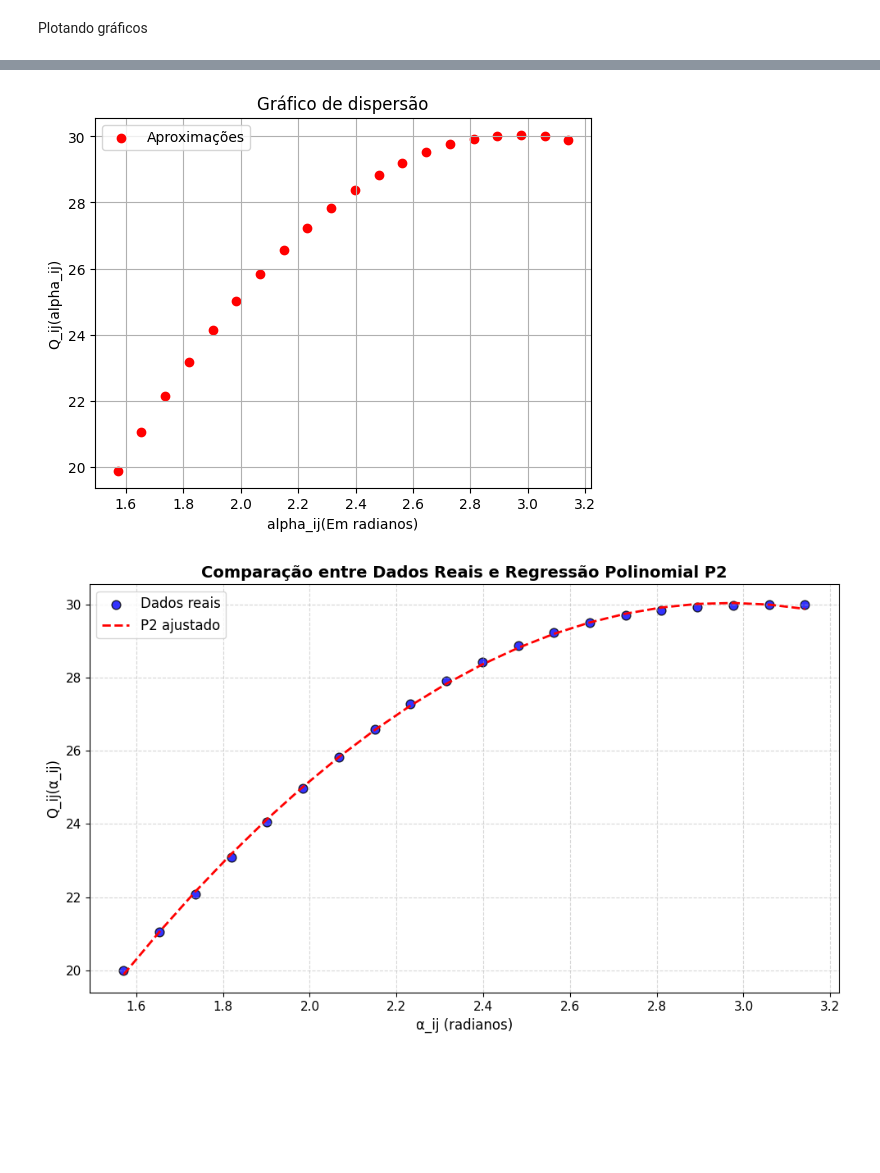
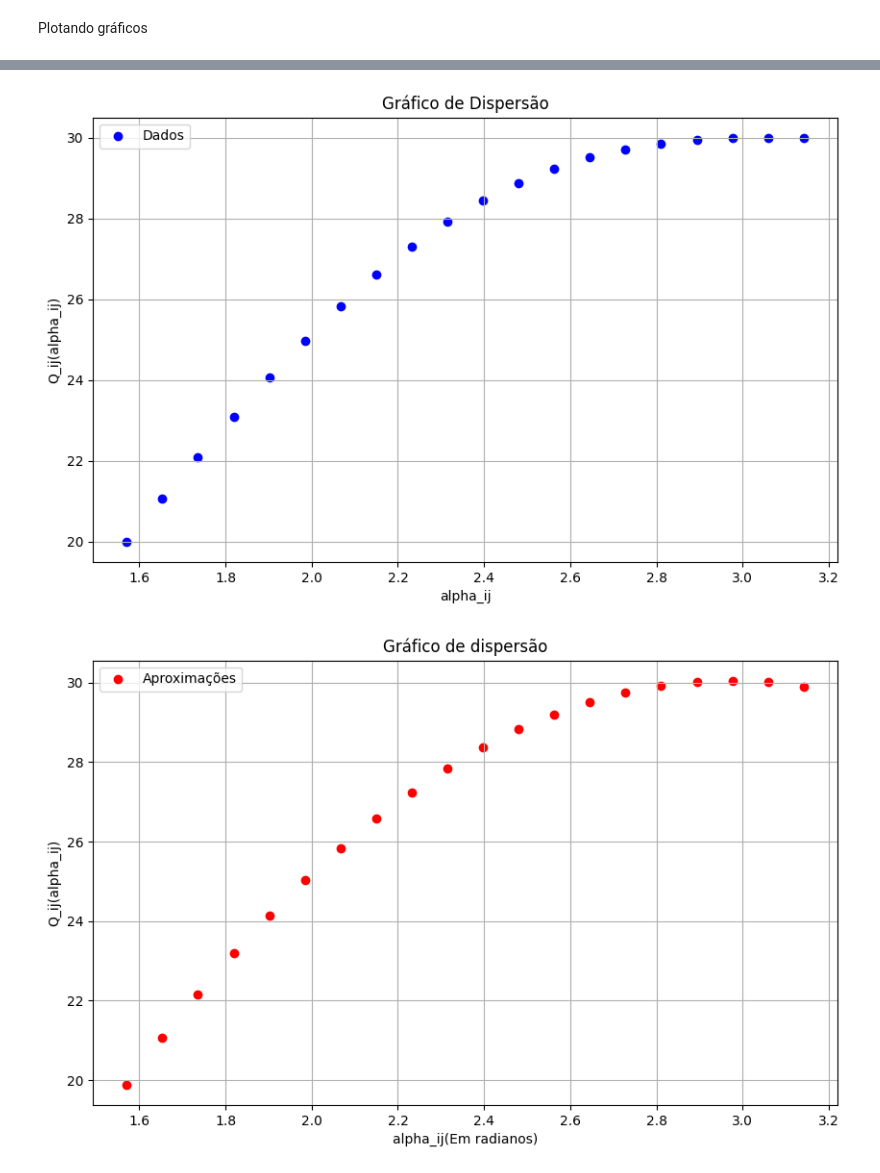
Before and after one commit to snowchild21/DCA0304-MCE, a Jupyter notebook: questao3.ipynb, the cells around one changed output, grey strips where cells are left out. Saved outputs shown, nothing was run; the diff lists cells and outputs as text; code cells hidden in the pictures; blank space fills up the shorter version.

```diff
--- a/questao3.ipynb
+++ b/questao3.ipynb
@@ -258,10 +304,3 @@ Modelo P3:
 # %% [markdown]
 Calculando as potências reativas fornecidas por fase pelo compensador para
 os ângulos de disparo alphaij: 180º, 130º, 120º, 115º, 100º e 90º.
-# %%
-Qij = []
-
-for alpha in ((180*np.pi/180), (130*np.pi/180), (120*np.pi/180), (115*np.pi/180), (100*np.pi/180), (90*np.pi/180)):
-    Qij.append(P2(alpha))
-
-Qij
@@ -274,0 +307,10 @@ Qij
+# %%
+# Inicializa lista vazia para armazenar os resultados do polinomio P2
+Qij = []
+
+# Itera sobre os angulos especificos, convertendo de graus para radianos
+for alpha in np.deg2rad([180, 130, 120, 115, 100, 90]):
+    Qij.append(P2(alpha))  # Calcula P2(alpha) e adiciona na lista
+
+# Exibe a lista com os resultados
+Qij
@@ -287,38 +326,52 @@ plt.show()
-# %%
-Qij_polinomio = []
-
-for alpha in df["alpha_ij_rad"]:
-    Qij_polinomio.append(P2(alpha))
-
-plt.scatter(df["alpha_ij_rad"], Qij_polinomio, color="red", label="Aproximações")
-plt.xlabel("alpha_ij(Em radianos)")
-plt.ylabel("Q_ij(alpha_ij)")
-plt.title("Gráfico de dispersão")
-plt.legend()
-plt.grid(True)
-plt.show()
-# %% [output]
-[figure, removed]
 # %%
+# Primeiro grafico: dispersao dos dados reais
 plt.figure(figsize=(10,6))
 
-# Dados reais
+# Cria um scatter plot dos valores reais Qij_alpha em funcao de alpha_ij_rad
+plt.scatter(df["alpha_ij_rad"], df["Qij_alpha"], color="blue", label="Dados")
+plt.xlabel("alpha_ij")  # Rotulo do eixo x
+plt.ylabel("Q_ij(alpha_ij)")  # Rotulo do eixo y
+plt.title("Gráfico de Dispersão")  # Titulo do grafico
+plt.legend()  # Exibe legenda
+plt.grid(True)  # Adiciona grade
+plt.show()  # Mostra o grafico
+
+# Calcula os valores do polinomio P2 para todos os alpha da tabela
+Qij_polinomio = []
+for alpha in df["alpha_ij_rad"]:
+    Qij_polinomio.append(P2(alpha))  # Aplica P2 e adiciona na lista
+
+# Segundo grafico: dispersao das aproximacoes do polinomio
+plt.figure(figsize=(10,6))
+plt.scatter(df["alpha_ij_rad"], Qij_polinomio, color="red", label="Aproximações")
+plt.xlabel("alpha_ij(Em radianos)")
+plt.ylabel("Q_ij(alpha_ij)")
+plt.title("Gráfico de dispersão")
+plt.legend()
+plt.grid(True)
+plt.show()
+
+# Terceiro grafico: comparacao entre dados reais e polinomio ajustado
+plt.figure(figsize=(10,6))
+
+# Dados reais em azul, com borda preta e transparencia
 plt.scatter(df["alpha_ij_rad"], df["Qij_alpha"],
             color="blue", label="Dados reais", s=60, edgecolor='k', alpha=0.8)
 
-# Polinômio ajustado
+# Valores do polinomio P2 em vermelho, linha tracejada
 plt.plot(df["alpha_ij_rad"], Qij_polinomio,
          color="red", label="P2 ajustado", linewidth=2, linestyle='--')
 
-# Estilização
-plt.xlabel("α_ij (radianos)", fontsize=12)
-plt.ylabel("Q_ij(α_ij)", fontsize=12)
-plt.title("Comparação entre Dados Reais e Regressão Polinomial P2", fontsize=14, fontweight='bold')
+# Estilizacao do grafico
+plt.xlabel("alpha_ij (radianos)", fontsize=12)
+plt.ylabel("Q_ij(alpha_ij)", fontsize=12)
+plt.title("Comparação entre Dados Reais e Regressao Polinomial P2", fontsize=14, fontweight='bold')
 plt.legend(fontsize=12)
 plt.grid(True, linestyle='--', alpha=0.5)
 plt.xticks(fontsize=11)
 plt.yticks(fontsize=11)
-plt.tight_layout()
-plt.show()
+plt.tight_layout()  # Ajusta espacamento automaticamente
+plt.show()  # Exibe o grafico
 # %% [output]
-[figure, old version]
+[figure, new version]
+[figure, added]
```
Also changed, not shown: parts of 31 cells of this notebook.
